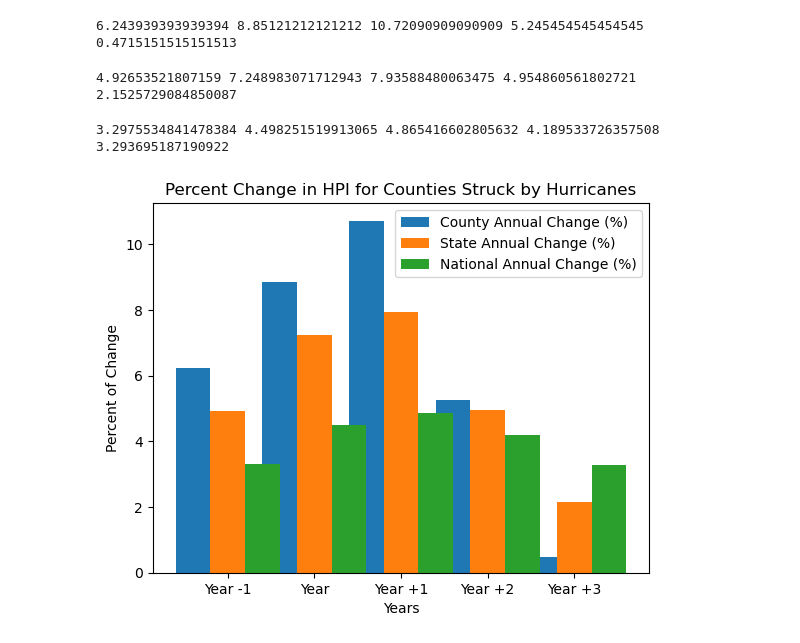
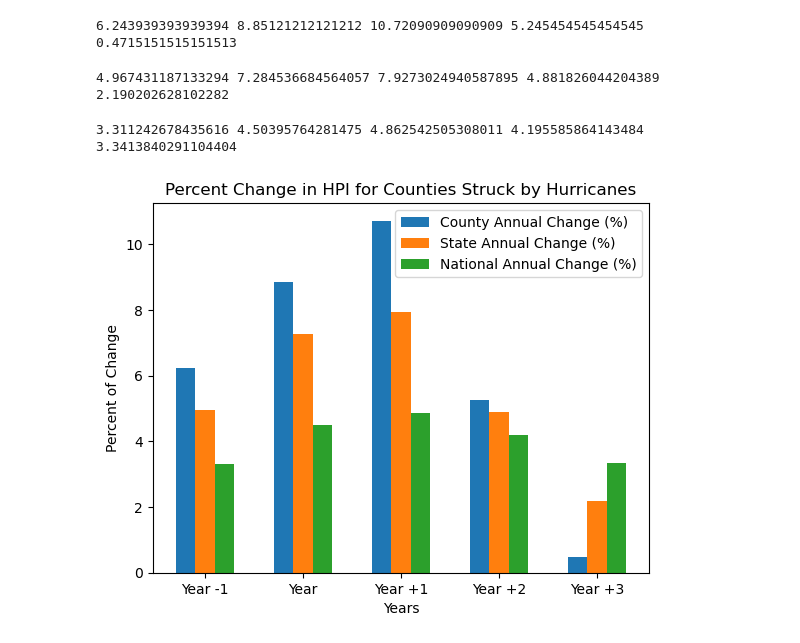
Before and after one commit to chrisadamsv/Dream-Team-Project1, a Jupyter notebook: Project_Data/Chris_work.ipynb, the cells around one changed output. Cells and saved outputs as stored; diff of their text form; code cells hidden in the pictures.

```diff
--- a/Project_Data/Chris_work.ipynb
+++ b/Project_Data/Chris_work.ipynb
@@ -38,5 +56,6 @@ hurricane_hpi_income_df
 # %%
+hurricane_hpi_income_df = pd.read_csv('Output_CSVs/hurricane_hpi_income_data.csv')
+
 hpi_df = pd.read_csv('Output_CSVs/clean_new_hpi_income.csv')
 hpi_df['FIPS code'] = hpi_df['FIPS code'].astype(str)
 hpi_df['FIPS code'] = hpi_df['FIPS code'].apply(lambda x: x.zfill(5))
-hpi_df
@@ -73,7 +78,7 @@ state_ac2 = hurricane_hpi_income_df['State HPI AC Mean +2'].mean()
 state_ac3 = hurricane_hpi_income_df['State HPI AC Mean +3'].mean()
 print(state_prev_ac,state_ac,state_ac1,state_ac2,state_ac3)
 # %% [output]
-4.92653521807159 7.248983071712943 7.93588480063475 4.954860561802721 2.1525729084850087
+4.967431187133294 7.284536684564057 7.9273024940587895 4.881826044204389 2.190202628102282
 # %%
 #Calculate mean annual HPI change for the whole nation
 nat_prev_ac = hurricane_hpi_income_df['National HPI AC Mean -1'].mean()
@@ -83,24 +88,24 @@ nat_ac2 = hurricane_hpi_income_df['National HPI AC Mean +2'].mean()
 nat_ac3 = hurricane_hpi_income_df['National HPI AC Mean +3'].mean()
 print(nat_prev_ac,nat_ac,nat_ac1,nat_ac2,nat_ac3)
 # %% [output]
-3.2975534841478384 4.498251519913065 4.865416602805632 4.189533726357508 3.293695187190922
+3.311242678435616 4.50395764281475 4.862542505308011 4.195585864143484 3.3413840291104404
 # %%
 bars = ['Year -1','Year','Year +1','Year +2','Year +3']
 acs = [prev_ac,ac,ac1,ac2,ac3]
 state_acs = [state_prev_ac,state_ac,state_ac1,state_ac2,state_ac3]
 nat_acs = [nat_prev_ac,nat_ac,nat_ac1,nat_ac2,nat_ac3]
 
 x_axis = np.arange(len(bars))
 
-plt.bar(x_axis - 0.4, acs, 0.4, label = 'County Annual Change (%)')
-plt.bar(x_axis - 0.0, state_acs, 0.4, label = 'State Annual Change (%)')
-plt.bar(x_axis + 0.4, nat_acs, 0.4, label = 'National Annual Change (%)')
+plt.bar(x_axis - 0.2, acs, 0.2, label = 'County Annual Change (%)')
+plt.bar(x_axis - 0.0, state_acs, 0.2, label = 'State Annual Change (%)')
+plt.bar(x_axis + 0.2, nat_acs, 0.2, label = 'National Annual Change (%)')
 
 plt.xticks(x_axis, bars)
 plt.xlabel("Years")
 plt.ylabel("Percent of Change")
 plt.title("Percent Change in HPI for Counties Struck by Hurricanes")
 plt.legend()
 plt.show()
 # %% [output]
-[figure, old version]
+[figure, new version]
```
Also changed, not shown: parts of 17 cells of this notebook, 16 other files.
